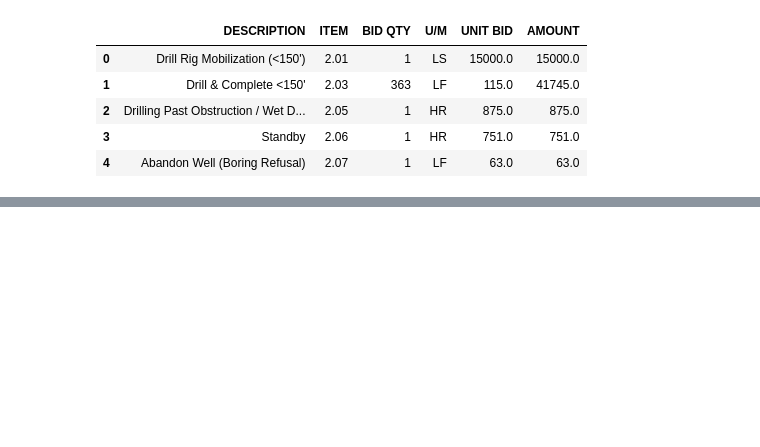
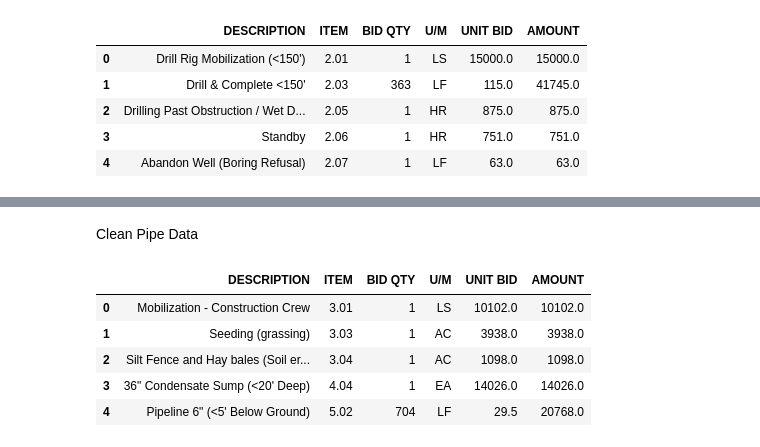
Before and after one commit to NikBaldis/Personal-Projects, a Jupyter notebook: Continuum-Environmental/Estimations Tracker.ipynb, the cells around one changed output, grey strips where cells are left out. Cells and saved outputs as stored; diff of their text form; code cells hidden in the pictures; blank space fills up the shorter version.

```diff
--- a/Continuum-Environmental/Estimations Tracker.ipynb
+++ b/Continuum-Environmental/Estimations Tracker.ipynb
@@ -13,4 +17,3 @@ for file in csv_files:
 # %%
-# Concatenate all dataframes in the 'dataframes' list into a single dataframe
-all_data = pd.concat(dataframes, ignore_index=True)
+all_drill_data = pd.concat(dataframes_drill, ignore_index=True)
 # %%
@@ -70,0 +105,44 @@ all_data_clean.head()
+# %% [markdown]
+Clean Pipe Data
+# %%
+"""
+Cell generated by Data Wrangler.
+"""
+def clean_data(all_pipe_data):
+    # Change DESCRIPTION column type to string
+    all_pipe_data['DESCRIPTION'] = all_pipe_data['DESCRIPTION'].astype(str)
+    # Change column type to string for column: 'ITEM'
+    all_pipe_data = all_pipe_data.astype({'ITEM': 'string'})
+    # Remove commas from all columns
+    all_pipe_data = all_pipe_data.applymap(lambda x: str(x).replace(',', ''))
+    # Ensure the result is a DataFrame
+    if not isinstance(all_pipe_data, pd.DataFrame):
+        all_pipe_data = pd.DataFrame({'Answer': [all_pipe_data]})
+    # Remove "$" from 'UNIT BID' and 'AMOUNT' columns
+    all_pipe_data['UNIT BID'] = all_pipe_data['UNIT BID'].str.replace('$', '').str.strip()
+    all_pipe_data['AMOUNT'] = all_pipe_data['AMOUNT'].str.replace('$', '').str.strip()
+    # Remove ".00" from all string columns
+    all_pipe_data = all_pipe_data.applymap(lambda x: x.replace('.00', '') if isinstance(x, str) else x)
+    # Ensure the result is a DataFrame
+    if not isinstance(all_pipe_data, pd.DataFrame):
+        all_pipe_data = pd.DataFrame({'Answer': [all_pipe_data]})
+    # Change column type to float64 for column: 'UNIT BID'
+    all_pipe_data = all_pipe_data.astype({'UNIT BID': 'float64'})
+    # Change column type to float64 for column: 'AMOUNT'
+    all_pipe_data = all_pipe_data.astype({'AMOUNT': 'float64'})
+    # Replace 'nan', empty strings, or actual NaN with 0 in 'BID QTY' before converting to int
+    all_pipe_data['BID QTY'] = all_pipe_data['BID QTY'].replace(['nan', '', None], 0)
+    all_pipe_data['BID QTY'] = pd.to_numeric(all_pipe_data['BID QTY'], errors='coerce').fillna(0).astype(int)
+    # Drop column: 'Proposal'
+    all_pipe_data = all_pipe_data.drop(columns=['Proposal'])
+    return all_pipe_data
+
+all_pipe_data_clean = clean_data(all_pipe_data.copy())
+all_pipe_data_clean.head()
+# %% [output]
+|  | DESCRIPTION | ITEM | BID QTY | U/M | UNIT BID | AMOUNT |
+| 0 | Mobilization - Construction Crew | 3.01 | 1 | LS | 10102.0 | 10102.0 |
+| 1 | Seeding (grassing) | 3.03 | 1 | AC | 3938.0 | 3938.0 |
+| 2 | Silt Fence and Hay bales (Soil er... | 3.04 | 1 | AC | 1098.0 | 1098.0 |
+| 3 | 36" Condensate Sump (<20' Deep) | 4.04 | 1 | EA | 14026.0 | 14026.0 |
+| 4 | Pipeline 6" (<5' Below Ground) | 5.02 | 704 | LF | 29.5 | 20768.0 |
```
Also changed, not shown: parts of 11 cells of this notebook.
